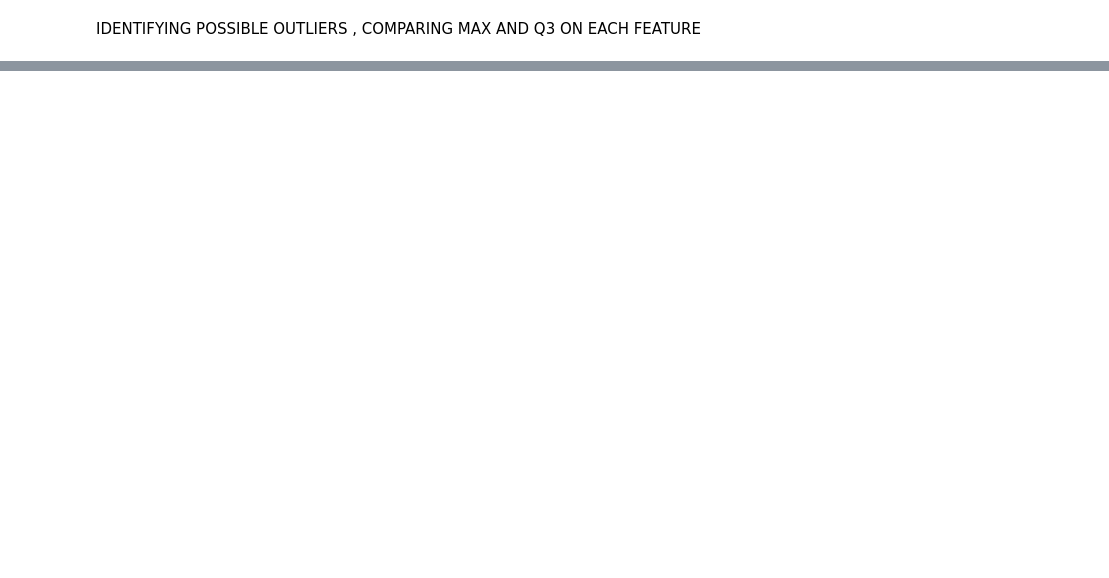
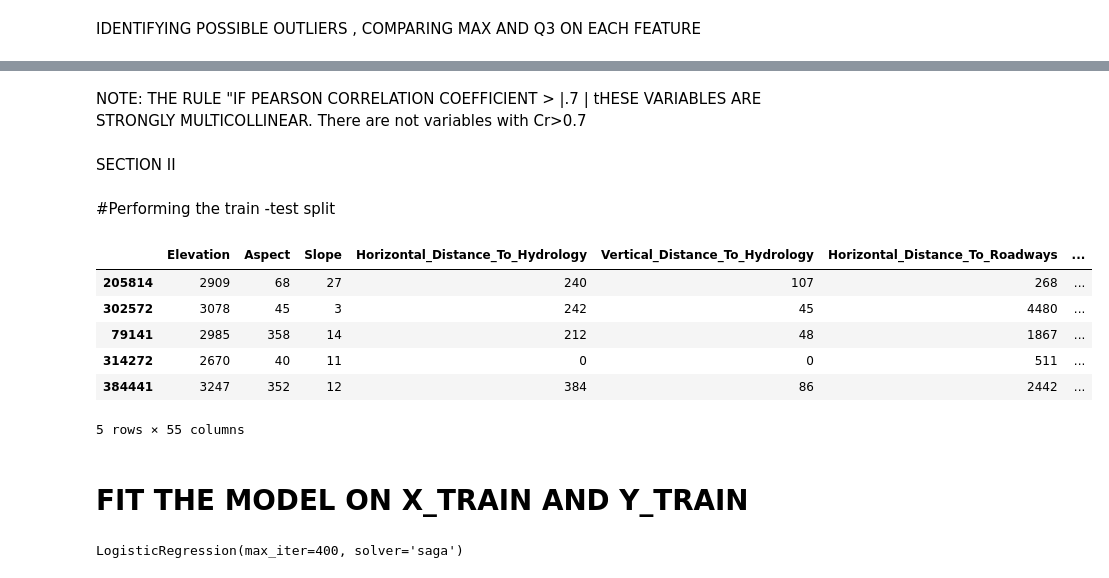
Before and after one commit to gredy/2021Z-DataVisualizationTechniques, a Jupyter notebook: PROJECT_3_FOREST_.ipynb, the cells around one changed output, grey strips where cells are left out. Saved outputs shown, nothing was run; the diff lists cells and outputs as text; code cells hidden in the pictures; blank space fills up the shorter version.

```diff
--- a/PROJECT_3_FOREST_.ipynb
+++ b/PROJECT_3_FOREST_.ipynb
@@ -34,2 +122,7 @@ df.describe()
 # %% [markdown]
 IDENTIFYING POSSIBLE OUTLIERS , COMPARING MAX AND Q3 ON EACH FEATURE
+# %%
+#Impute outliers
+for column in df.columns:
+ treshold=df[column].quantile(0.95)
+df.loc[df[column]>treshold,column]=treshold
@@ -35,0 +173,24 @@ IDENTIFYING POSSIBLE OUTLIERS , COMPARING MAX AND Q3 ON EACH FEATURE
+# %% [markdown]
+NOTE: THE RULE  "IF PEARSON CORRELATION COEFFICIENT > |.7 | tHESE VARIABLES ARE STRONGLY MULTICOLLINEAR. There are not variables with Cr>0.7
+# %% [markdown]
+SECTION II
+# %% [markdown]
+#Performing the train -test split
+# %%
+import pandas as pd
+from sklearn.model_selection import train_test_split
+X=df.drop('label',axis=1)
+y=df['label']
+X_train, X_test, y_train, y_test = train_test_split(X, y, stratify=y, random_state=42)
+# %%
+X_train.head()
+# %% [output]
+|  | Elevation | Aspect | Slope | Horizontal_Distance_To_Hydrology | Vertical_Distance_To_Hydrology | Horizontal_Distance_To_Roadways | ... |
+| 205814 | 2909 | 68 | 27 | 240 | 107 | 268 | ... |
+| 302572 | 3078 | 45 | 3 | 242 | 45 | 4480 | ... |
+| 79141 | 2985 | 358 | 14 | 212 | 48 | 1867 | ... |
+| 314272 | 2670 | 40 | 11 | 0 | 0 | 511 | ... |
+| 384441 | 3247 | 352 | 12 | 384 | 86 | 2442 | ... |
+5 rows × 55 columns
+# %% [markdown]
+# FIT THE MODEL ON X_TRAIN AND Y_TRAIN
@@ -35,0 +202,6 @@ IDENTIFYING POSSIBLE OUTLIERS , COMPARING MAX AND Q3 ON EACH FEATURE
+# %%
+from sklearn import linear_model
+model= linear_model.LogisticRegression(penalty='l2',max_iter=400,solver='saga')
+model.fit(X_train,y_train)
+# %% [output]
+LogisticRegression(max_iter=400, solver='saga')
```
Also changed, not shown: parts of 12 cells of this notebook.
